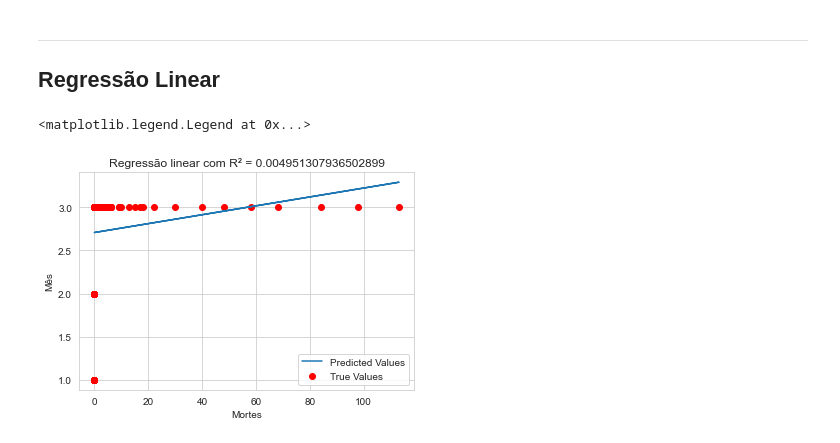
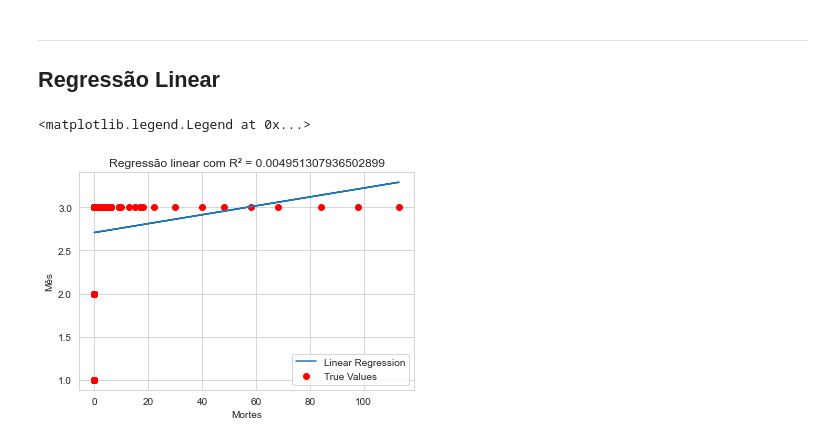
Before and after one commit to duccl/Simple-Analysis-BR-Covid19, a Jupyter notebook: Brazil Covid Análise.ipynb, the cells around one changed output. Cells and saved outputs as stored; diff of their text form; code cells hidden in the pictures.

```diff
--- a/Brazil Covid Análise.ipynb
+++ b/Brazil Covid Análise.ipynb
@@ -109,11 +109,11 @@ slope,intercept, r_value,p_value,std_err = linregress(x,y)
 y_pred = x*slope + intercept
 # %%
 plt.scatter(x,y,color='r',label='True Values')
-plt.plot(x,y_pred,label='Predicted Values')
+plt.plot(x,y_pred,label='Linear Regression')
 plt.xlabel('Mortes')
 plt.ylabel('Mês')
 plt.title('Regressão linear com R² = {}'.format(r_value**2))
 plt.legend()
 # %% [output]
 <matplotlib.legend.Legend at 0x...>
-[figure, old version]
+[figure, new version]
```
Also changed, not shown: parts of 10 cells of this notebook.
